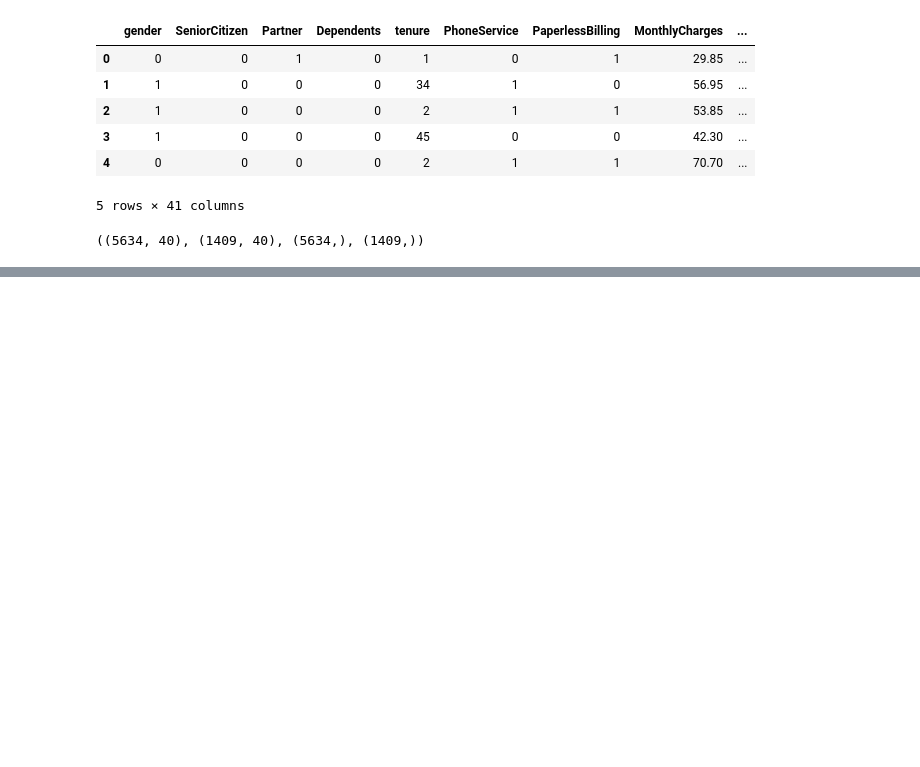
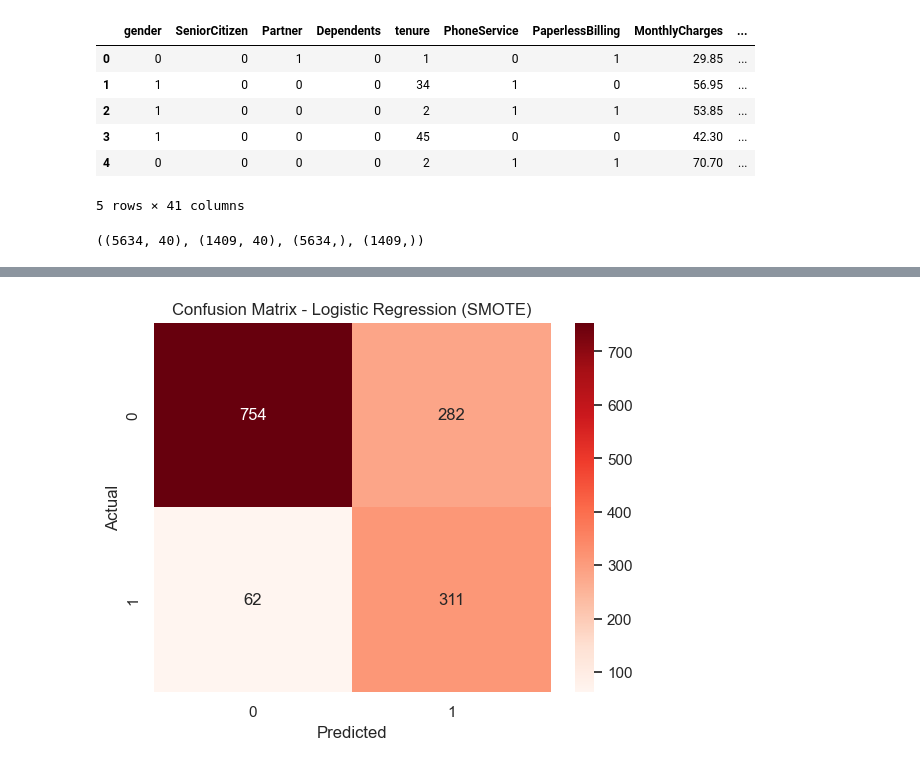
Before and after one commit to ivan-block/Customer-Churn, a Jupyter notebook: churn.ipynb, the cells around one changed output, grey strips where cells are left out. Cells and saved outputs as stored; diff of their text form; code cells hidden in the pictures; blank space fills up the shorter version.

```diff
--- a/churn.ipynb
+++ b/churn.ipynb
@@ -237,0 +327,13 @@ Average Precision Score - Gradient Boosting: 0.6939990708450057
+# %%
+lrs = LogisticRegression()
+lrs.fit(X_train_resampled, y_train_resampled)
+lrs_ypred = lrs.predict(X_test)
+
+lrs_cmatrix = confusion_matrix(y_test, lrs_ypred)
+sns.heatmap(lrs_cmatrix, annot=True, fmt='d', cmap='Reds')
+plt.title('Confusion Matrix - Logistic Regression (SMOTE)')
+plt.xlabel('Predicted')
+plt.ylabel('Actual')
+plt.show()
+# %% [output]
+[figure, added]
```
Also changed, not shown: parts of 20 cells of this notebook, 1 other file.
